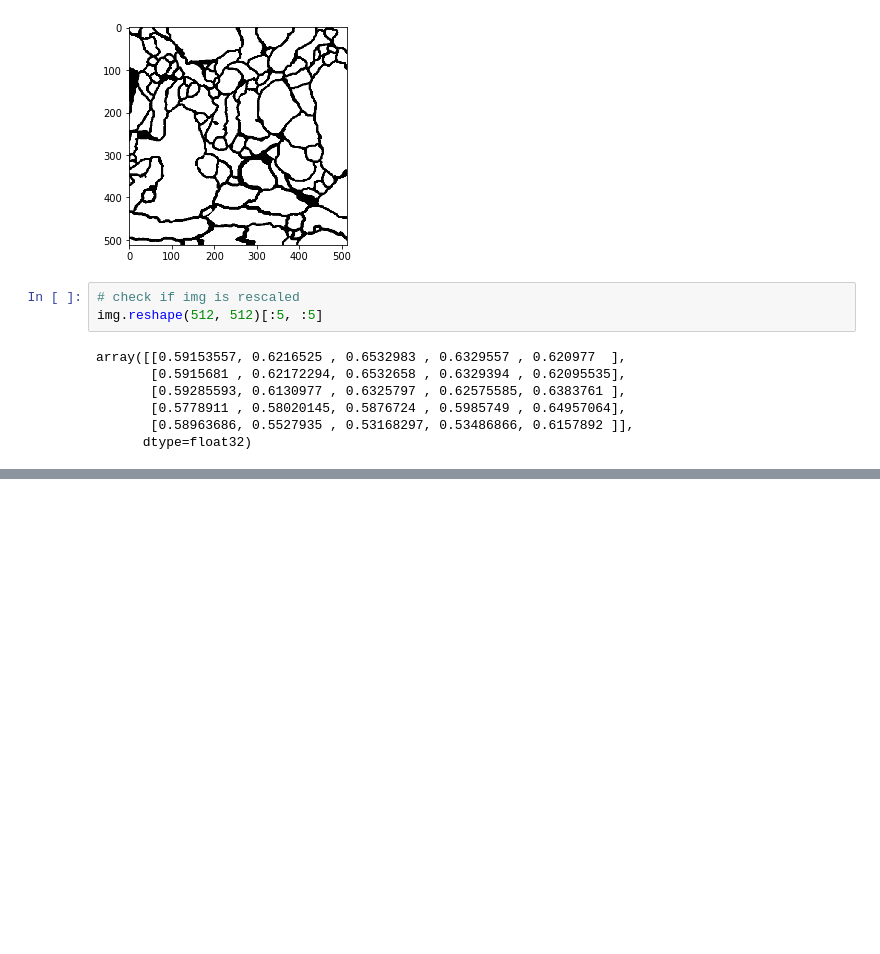
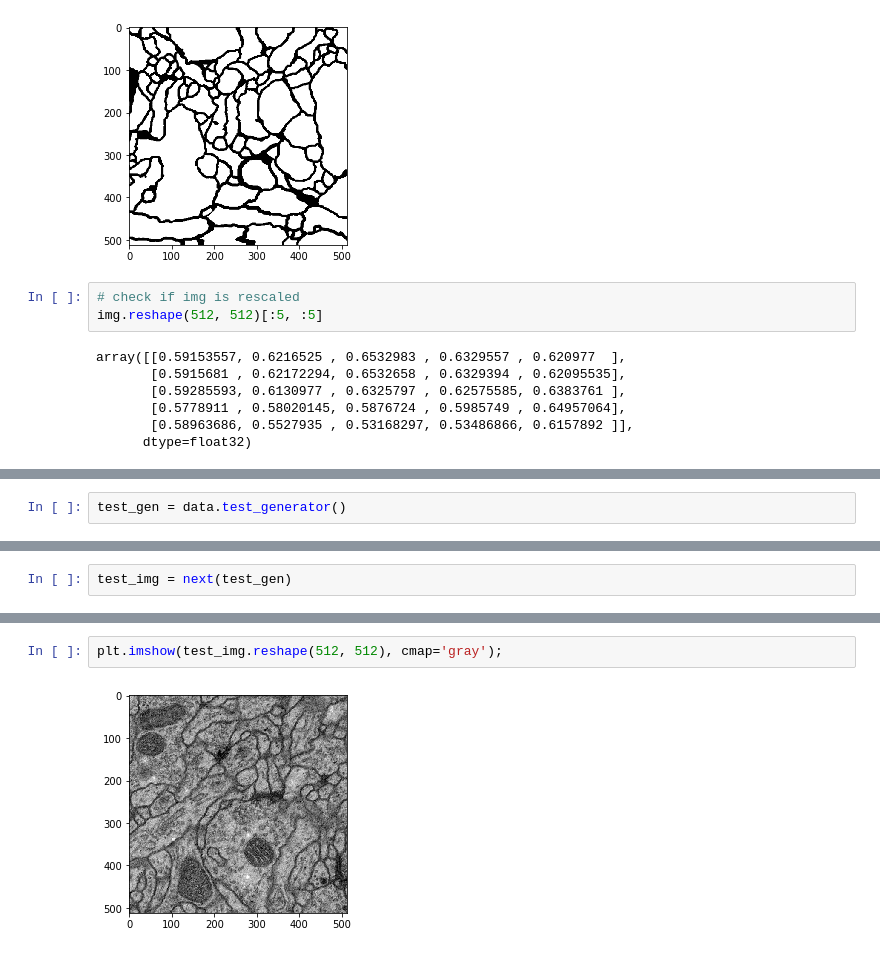
Before and after one commit to ilyarudyak/cs230_project_keras, a Jupyter notebook: isbi_challenge/data_gen_debug.ipynb, the cells around one changed output, grey strips where cells are left out. Saved outputs shown, nothing was run; the diff lists cells and outputs as text; blank space fills up the shorter version.

```diff
--- a/isbi_challenge/data_gen_debug.ipynb
+++ b/isbi_challenge/data_gen_debug.ipynb
@@ -72,0 +74,2 @@ array([[0.59153557, 0.6216525 , 0.6532983 , 0.6329557 , 0.620977  ],
+# %%
+test_gen = data.test_generator()
@@ -72,0 +90,2 @@ array([[0.59153557, 0.6216525 , 0.6532983 , 0.6329557 , 0.620977  ],
+# %%
+test_img = next(test_gen)
@@ -72,0 +96,4 @@ array([[0.59153557, 0.6216525 , 0.6532983 , 0.6329557 , 0.620977  ],
+# %%
+plt.imshow(test_img.reshape(512, 512), cmap='gray');
+# %% [output]
+[figure, added]
```
Also changed, not shown: parts of 9 cells of this notebook, 3 other files.
